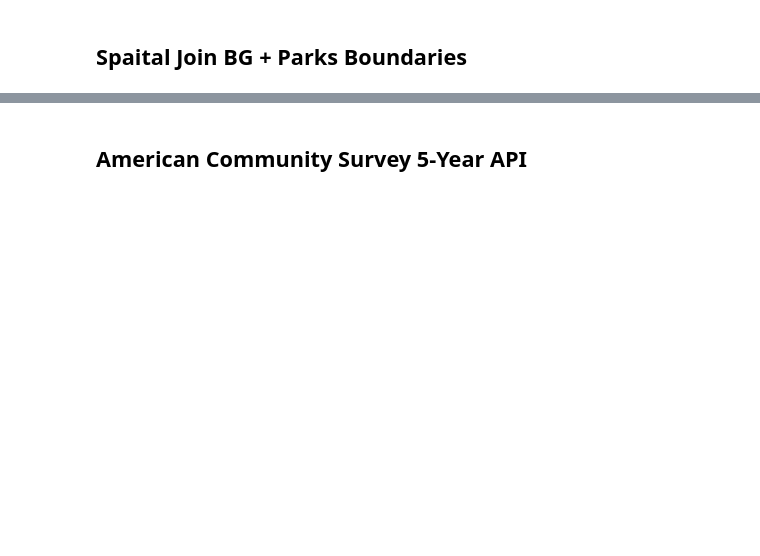
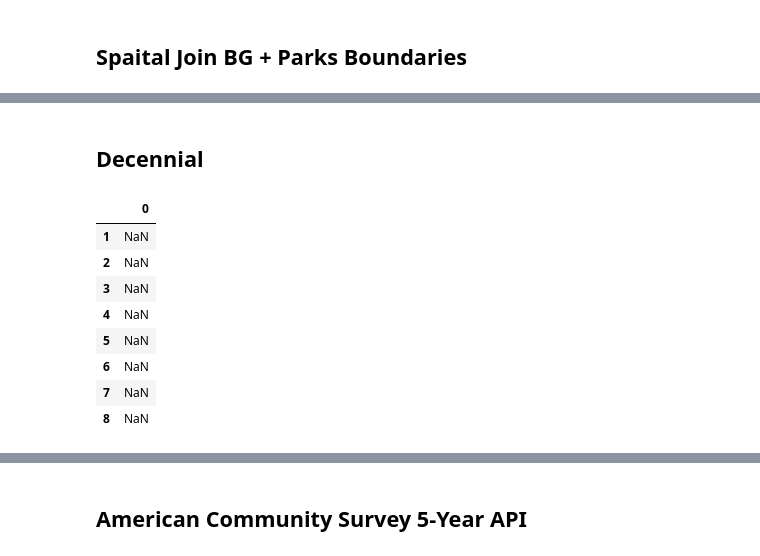
Before and after one commit to b-h-kim/do_parks_gentrify_our_neighborhood, a Jupyter notebook: scripts/scripts.ipynb, the cells around one changed output, grey strips where cells are left out. Cells and saved outputs as stored; diff of their text form; code cells hidden in the pictures; blank space fills up the shorter version.

```diff
--- a/scripts/scripts.ipynb
+++ b/scripts/scripts.ipynb
@@ -134,0 +67,2 @@ parks_to_fips.to_csv('../data/davidson_fips_park.csv')
+# %% [markdown]
+## Decennial
@@ -134,0 +76,12 @@ parks_to_fips.to_csv('../data/davidson_fips_park.csv')
+# %%
+dec_2010['label'].str.extract('Group (\d+),')
+# %% [output]
+|  | 0 |
+| 1 | NaN |
+| 2 | NaN |
+| 3 | NaN |
+| 4 | NaN |
+| 5 | NaN |
+| 6 | NaN |
+| 7 | NaN |
+| 8 | NaN |
```
Also changed, not shown: parts of 42 cells of this notebook, 7 other files.
